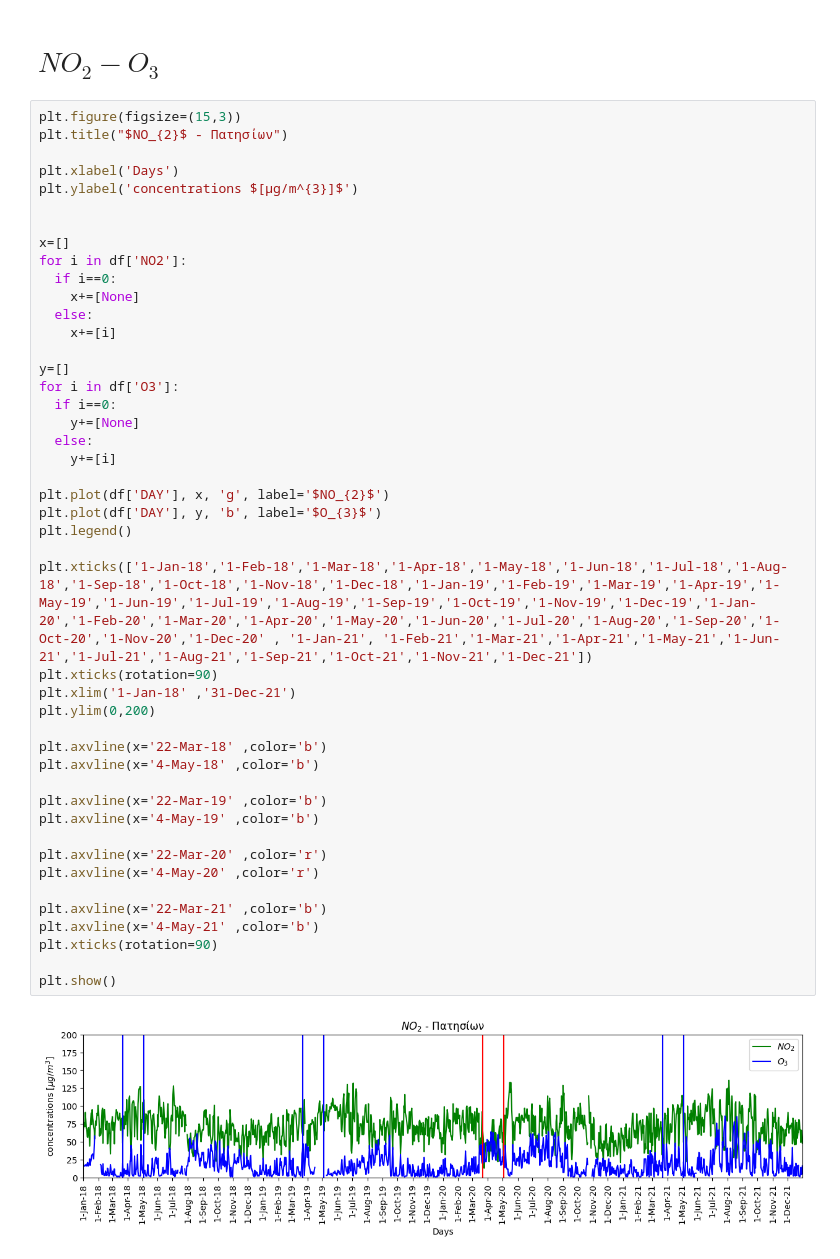
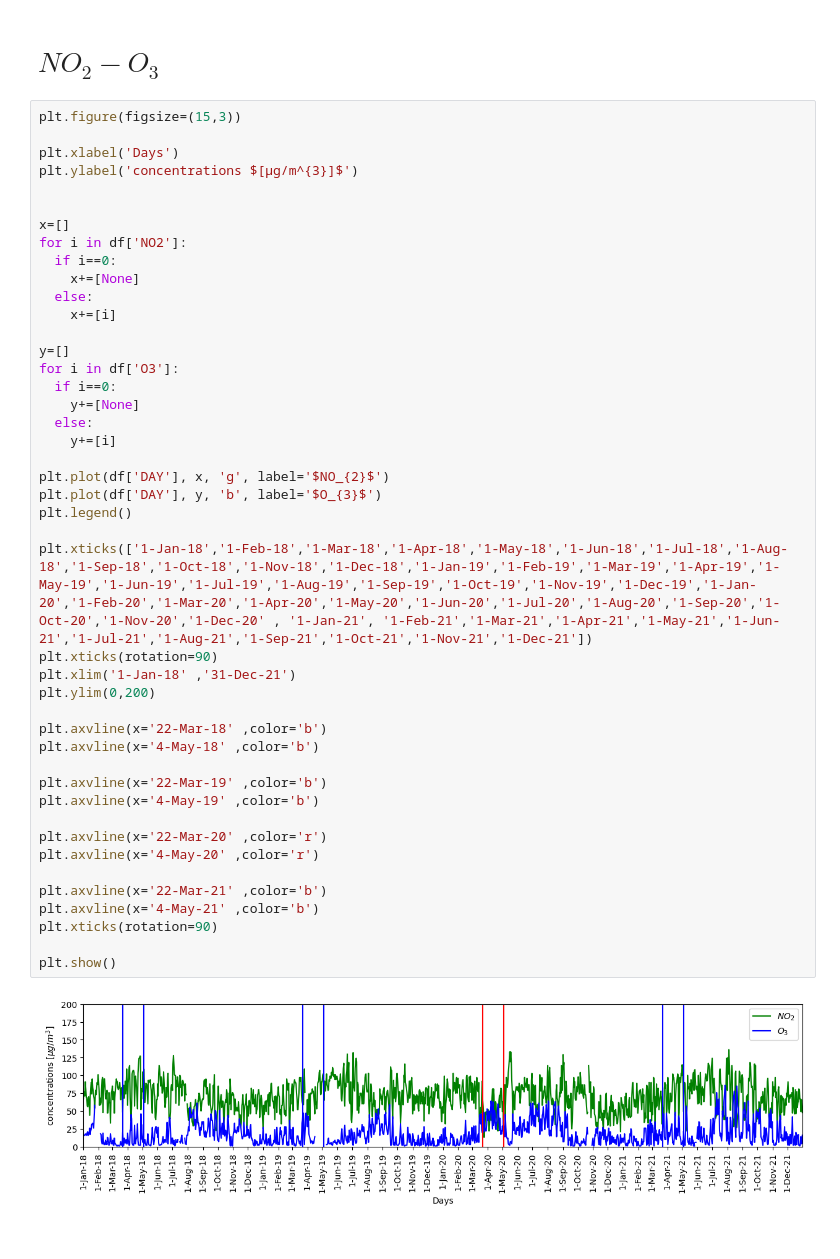
Before and after one commit to costpetrides/Air-pollution-COVID-19-impact, a Jupyter notebook: Yearly/PAT.ipynb, the cells around one changed output. Cells and saved outputs as stored; diff of their text form.

```diff
--- a/Yearly/PAT.ipynb
+++ b/Yearly/PAT.ipynb
@@ -488,7 +488,6 @@ plt.show()
 # **$NO_{2} - O_{3}$**
 # %%
 plt.figure(figsize=(15,3))
-plt.title("$NO_{2}$ - Πατησίων")
 
 plt.xlabel('Days')
 plt.ylabel('concentrations $[μg/m^{3}]$')
@@ -505,31 +504,31 @@ y=[]
 for i in df['O3']:
   if i==0:
     y+=[None]
   else:
     y+=[i]
 
 plt.plot(df['DAY'], x, 'g', label='$NO_{2}$')
 plt.plot(df['DAY'], y, 'b', label='$O_{3}$')
 plt.legend()
 
 plt.xticks(['1-Jan-18','1-Feb-18','1-Mar-18','1-Apr-18','1-May-18','1-Jun-18','1-Jul-18','1-Aug-18','1-Sep-18','1-Oct-18','1-Nov-18','1-Dec-18','1-Jan-19','1-Feb-19','1-Mar-19','1-Apr-19','1-May-19','1-Jun-19','1-Jul-19','1-Aug-19','1-Sep-19','1-Oct-19','1-Nov-19','1-Dec-19','1-Jan-20','1-Feb-20','1-Mar-20','1-Apr-20','1-May-20','1-Jun-20','1-Jul-20','1-Aug-20','1-Sep-20','1-Oct-20','1-Nov-20','1-Dec-20' , '1-Jan-21', '1-Feb-21','1-Mar-21','1-Apr-21','1-May-21','1-Jun-21','1-Jul-21','1-Aug-21','1-Sep-21','1-Oct-21','1-Nov-21','1-Dec-21'])
 plt.xticks(rotation=90)
 plt.xlim('1-Jan-18' ,'31-Dec-21')
 plt.ylim(0,200)
 
 plt.axvline(x='22-Mar-18' ,color='b')
 plt.axvline(x='4-May-18' ,color='b')
 
 plt.axvline(x='22-Mar-19' ,color='b')
 plt.axvline(x='4-May-19' ,color='b')
 
 plt.axvline(x='22-Mar-20' ,color='r')
 plt.axvline(x='4-May-20' ,color='r')
 
 plt.axvline(x='22-Mar-21' ,color='b')
 plt.axvline(x='4-May-21' ,color='b')
 plt.xticks(rotation=90)
 
 plt.show()
 # %% [output]
-[figure, old version]
+[figure, new version]
```
